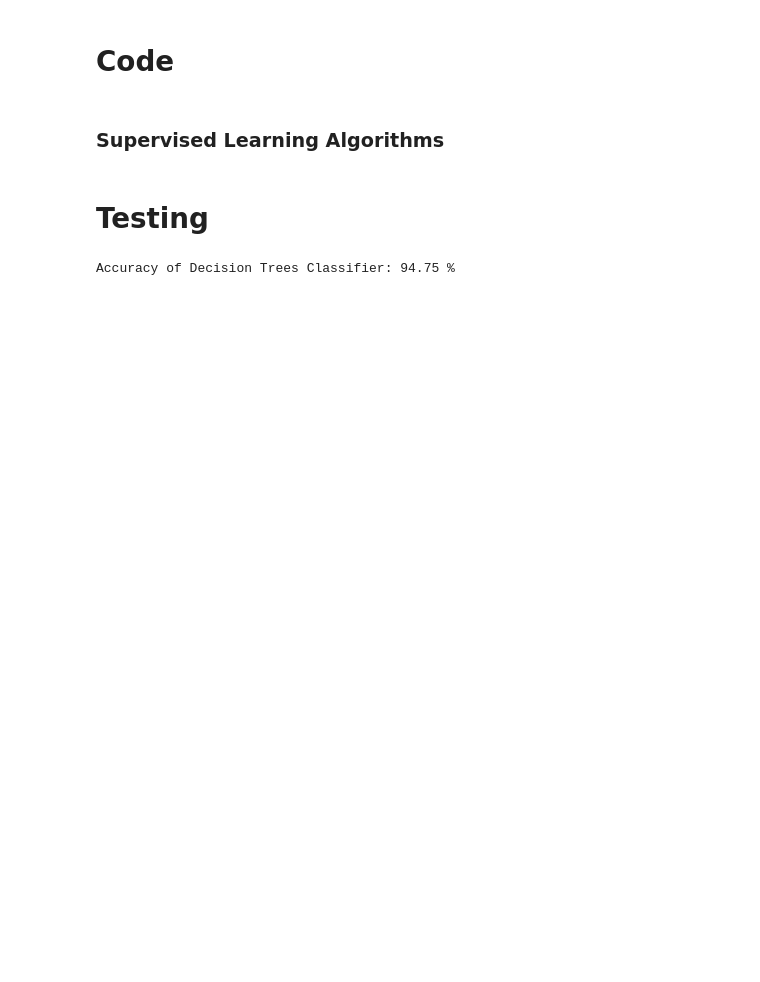
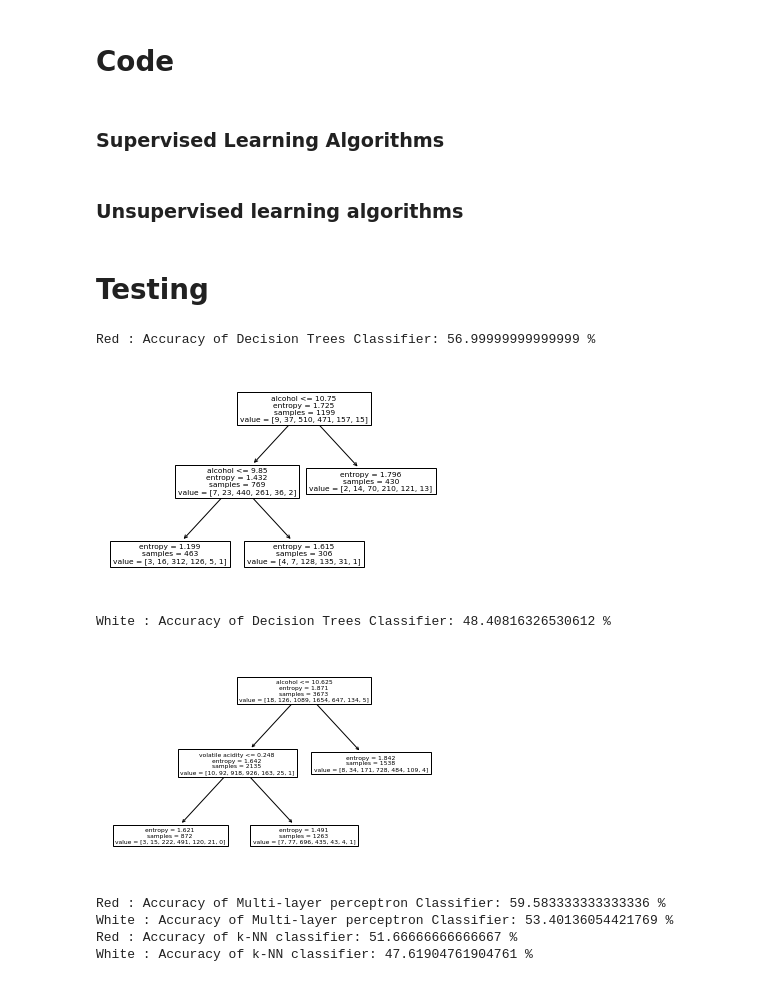
Before and after one commit to fnpms-iscte/ProjetoIAA, a Jupyter notebook: ProjetoIAA-checkpoint.ipynb, the cells around one changed output. Saved outputs shown, nothing was run; the diff lists cells and outputs as text; code cells hidden in the pictures; blank space fills up the shorter version.

Commit message:
Multi-layer perceptron and k-nn algs added

```diff
--- a/ProjetoIAA-checkpoint.ipynb
+++ b/ProjetoIAA-checkpoint.ipynb
@@ -12,6 +12,8 @@ import random
 from sklearn.metrics import accuracy_score
 from sklearn.model_selection import train_test_split
 from sklearn.tree import DecisionTreeClassifier
+from sklearn.neural_network import MLPClassifier
+from sklearn.neighbors import KNeighborsClassifier
 import sklearn
 
 
@@ -52,8 +54,8 @@ class Main:
         self.WhiteArray = []
 
     def loadfiles(self, fileR, fileW):
-        self.datasetW = pd.read_csv(fileW, sep = ';').to_numpy()
-        self.datasetR = pd.read_csv(fileR, sep = ';').to_numpy()
+        self.datasetW = pd.read_csv(fileW, sep = ';')
+        self.datasetR = pd.read_csv(fileR, sep = ';')
 
     def loadWines(self):
 
@@ -77,0 +114,2 @@ def run_decisionTreesClassifier(features, target):
+# %% [markdown]
+###  Unsupervised learning algorithms
@@ -80,12 +124,25 @@ def run_decisionTreesClassifier(features, target):
 # %%
 random.seed(1)
 m = Main()
 #files is in the same directory
 m.loadfiles("winequality-red.csv", "winequality-white.csv")
 
 # Decision Trees
-features = m.datasetR
-quality= np.transpose(m.datasetR)[11]
-run_decisionTreesClassifier(features ,quality)
+
+decisionTreesClassifier(m.datasetR,"Red")
+decisionTreesClassifier(m.datasetW,"White")
+
+mlp(m.datasetR,"Red")
+mlp(m.datasetW,"White")
+
+knn(m.datasetR,"Red")
+knn(m.datasetW,"White")
 # %% [output]
-Accuracy of Decision Trees Classifier: 94.75 %
+Red : Accuracy of Decision Trees Classifier: 56.99999999999999 %
+[figure, added]
+White : Accuracy of Decision Trees Classifier: 48.40816326530612 %
+[figure, added]
+Red : Accuracy of Multi-layer perceptron Classifier: 59.583333333333336 %
+White : Accuracy of Multi-layer perceptron Classifier: 53.40136054421769 %
+Red : Accuracy of k-NN classifier: 51.66666666666667 %
+White : Accuracy of k-NN classifier: 47.61904761904761 %
```
Also changed, not shown: parts of 2 cells of this notebook.
